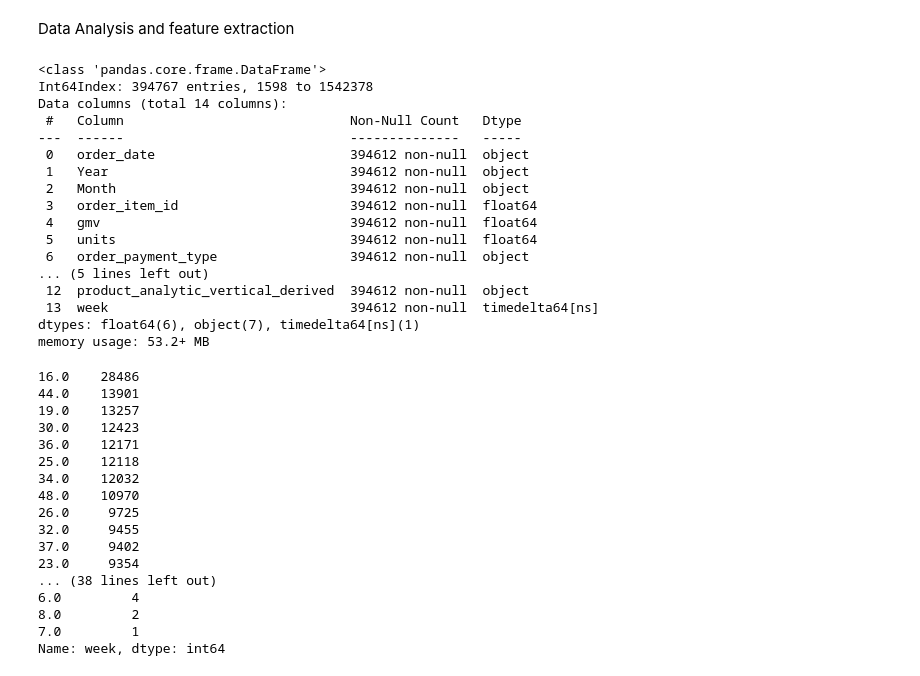
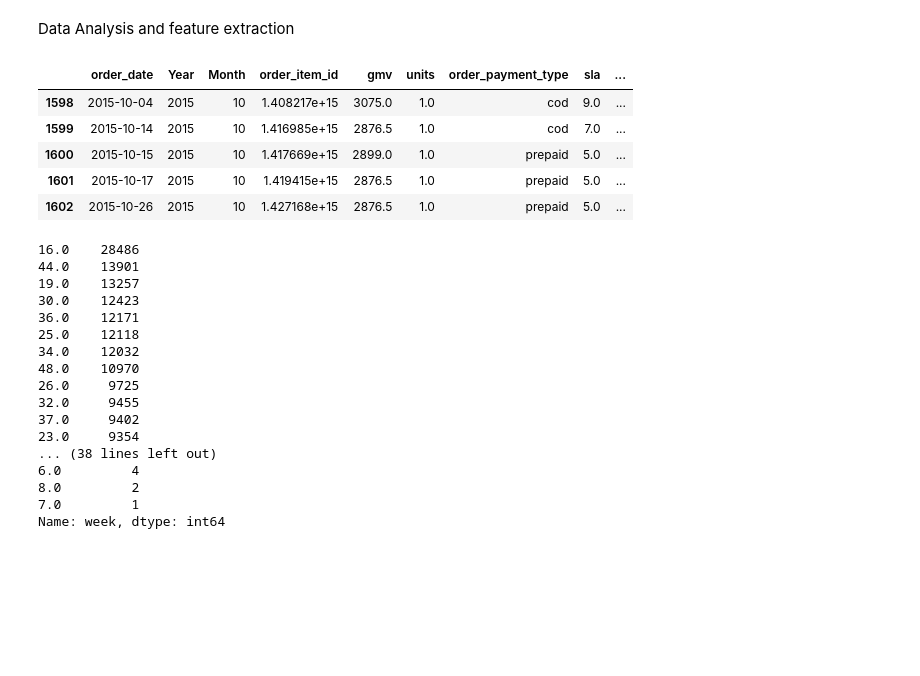
Before and after one commit to PrajsPrabs/UpgradBACaseStudy, a Jupyter notebook: EComm1.ipynb, the cells around one changed output. Saved outputs shown, nothing was run; the diff lists cells and outputs as text; code cells hidden in the pictures; blank space fills up the shorter version.

```diff
--- a/EComm1.ipynb
+++ b/EComm1.ipynb
@@ -566,26 +566,16 @@ obj
 # %% [markdown]
 Data Analysis and feature extraction
 # %%
-EleData2.info()
 EleData2['order_date']=pd.to_datetime(EleData2['order_date']).dt.date
+
+EleData2.head()
 # %% [output]
-<class 'pandas.core.frame.DataFrame'>
-Int64Index: 394767 entries, 1598 to 1542378
-Data columns (total 14 columns):
- #   Column                             Non-Null Count   Dtype
----  ------                             --------------   -----
- 0   order_date                         394612 non-null  object
- 1   Year                               394612 non-null  object
- 2   Month                              394612 non-null  object
- 3   order_item_id                      394612 non-null  float64
- 4   gmv                                394612 non-null  float64
- 5   units                              394612 non-null  float64
- 6   order_payment_type                 394612 non-null  object
-... (5 lines left out)
- 12  product_analytic_vertical_derived  394612 non-null  object
- 13  week                               394612 non-null  timedelta64[ns]
-dtypes: float64(6), object(7), timedelta64[ns](1)
-memory usage: 53.2+ MB
+|  | order_date | Year | Month | order_item_id | gmv | units | order_payment_type | sla | ... |
+| 1598 | 2015-10-04 | 2015 | 10 | 1.408217e+15 | 3075.0 | 1.0 | cod | 9.0 | ... |
+| 1599 | 2015-10-14 | 2015 | 10 | 1.416985e+15 | 2876.5 | 1.0 | cod | 7.0 | ... |
+| 1600 | 2015-10-15 | 2015 | 10 | 1.417669e+15 | 2899.0 | 1.0 | prepaid | 5.0 | ... |
+| 1601 | 2015-10-17 | 2015 | 10 | 1.419415e+15 | 2876.5 | 1.0 | prepaid | 5.0 | ... |
+| 1602 | 2015-10-26 | 2015 | 10 | 1.427168e+15 | 2876.5 | 1.0 | prepaid | 5.0 | ... |
 # %%
 # (pd.to_datetime(EleData2['order_date'])-pd.to_datetime('2015-07-01'))/7
 EleData2['week']=((pd.to_datetime(EleData2['order_date'])-pd.to_datetime('2015-07-01'))/7)
```
Also changed, not shown: parts of 9 cells of this notebook.
